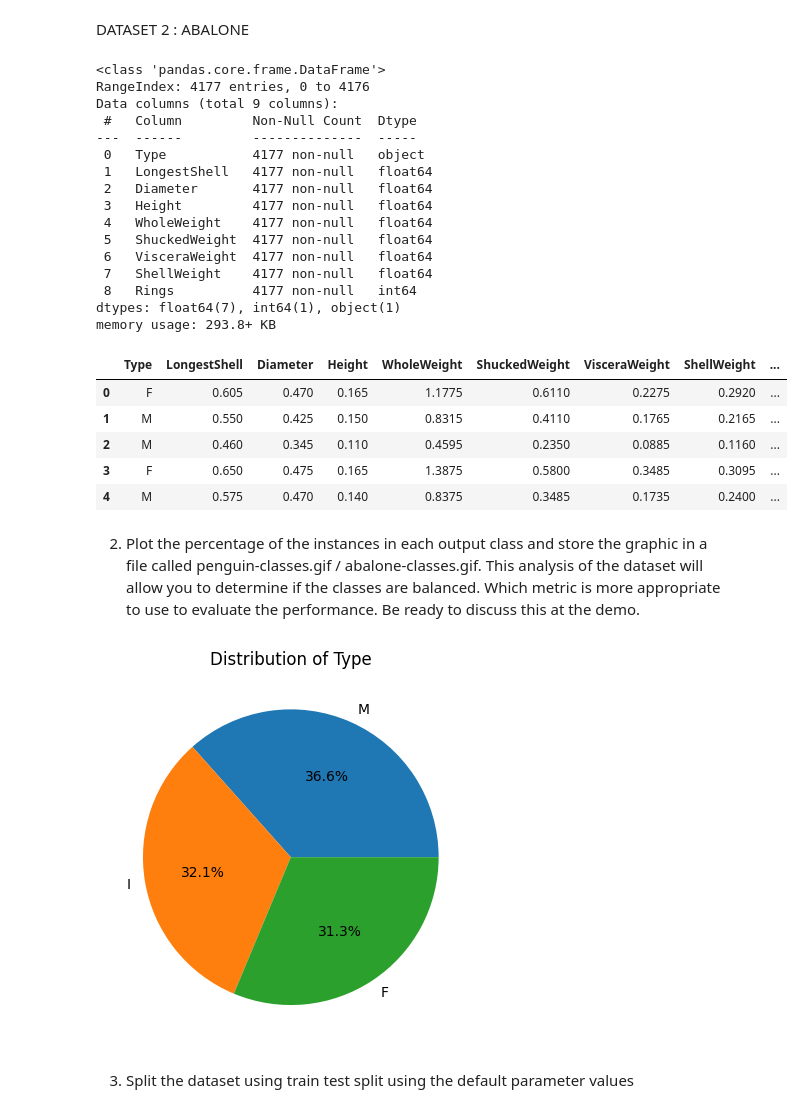
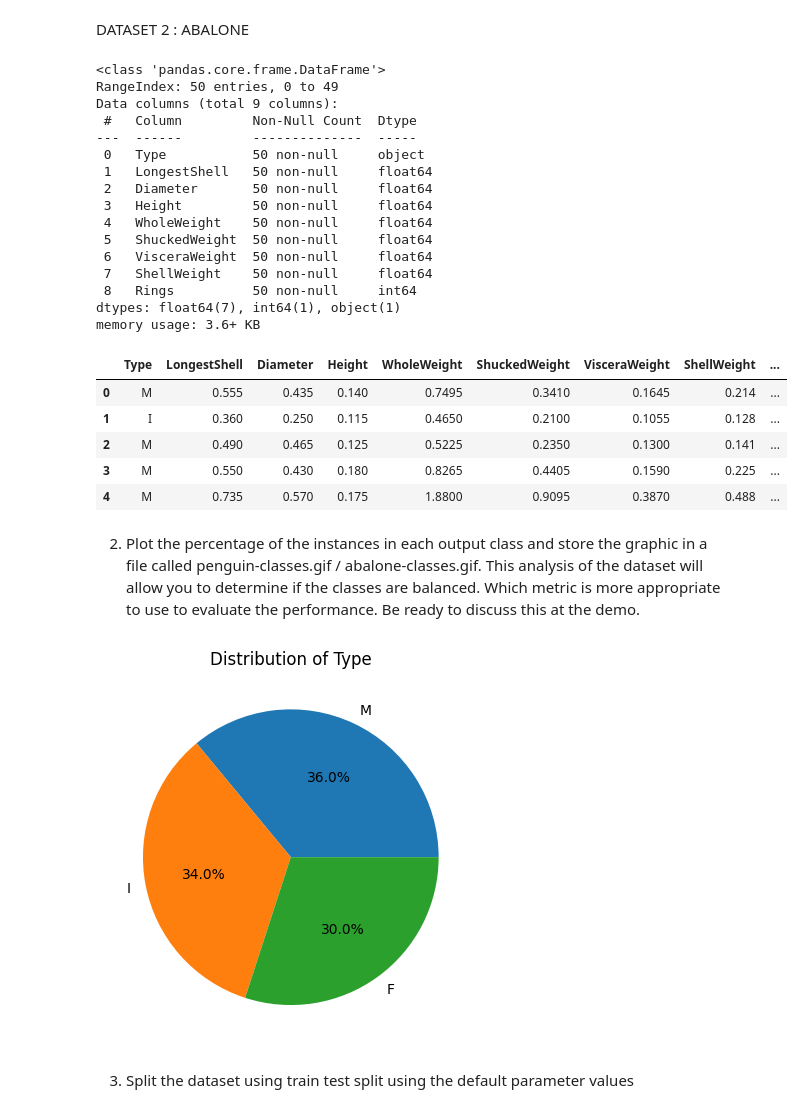
Before and after one commit to MSTELLA/COMP472_A1, a Jupyter notebook: COMP472_A1_AbaloneDataset.ipynb, the cells around one changed output. Cells and saved outputs as stored; diff of their text form; code cells hidden in the pictures.

```diff
--- a/COMP472_A1_AbaloneDataset.ipynb
+++ b/COMP472_A1_AbaloneDataset.ipynb
@@ -85,33 +85,33 @@ DATASET 2 :  ABALONE
 # %%
 # data regarding Abalones.contains features of physical description of abalones (length, diameter, weights, etc) and one of 3 possible values for their
 # sex: M (male), F (female), I (infant). Given the physical features of the abalone, the goal is to predict their sex.
-df = pd.read_csv("abalone.csv")
+df = pd.read_csv("demo-abalone_088.csv")
 df.info()
 df.head()
 # All features are numerical. Only the classes are string. No changes necessary.
 # %% [output]
 <class 'pandas.core.frame.DataFrame'>
-RangeIndex: 4177 entries, 0 to 4176
+RangeIndex: 50 entries, 0 to 49
 Data columns (total 9 columns):
  #   Column         Non-Null Count  Dtype
 ---  ------         --------------  -----
- 0   Type           4177 non-null   object
- 1   LongestShell   4177 non-null   float64
- 2   Diameter       4177 non-null   float64
- 3   Height         4177 non-null   float64
- 4   WholeWeight    4177 non-null   float64
- 5   ShuckedWeight  4177 non-null   float64
- 6   VisceraWeight  4177 non-null   float64
- 7   ShellWeight    4177 non-null   float64
- 8   Rings          4177 non-null   int64
+ 0   Type           50 non-null     object
+ 1   LongestShell   50 non-null     float64
+ 2   Diameter       50 non-null     float64
+ 3   Height         50 non-null     float64
+ 4   WholeWeight    50 non-null     float64
+ 5   ShuckedWeight  50 non-null     float64
+ 6   VisceraWeight  50 non-null     float64
+ 7   ShellWeight    50 non-null     float64
+ 8   Rings          50 non-null     int64
 dtypes: float64(7), int64(1), object(1)
-memory usage: 293.8+ KB
+memory usage: 3.6+ KB
 |  | Type | LongestShell | Diameter | Height | WholeWeight | ShuckedWeight | VisceraWeight | ShellWeight | ... |
-| 0 | F | 0.605 | 0.470 | 0.165 | 1.1775 | 0.6110 | 0.2275 | 0.2920 | ... |
-| 1 | M | 0.550 | 0.425 | 0.150 | 0.8315 | 0.4110 | 0.1765 | 0.2165 | ... |
-| 2 | M | 0.460 | 0.345 | 0.110 | 0.4595 | 0.2350 | 0.0885 | 0.1160 | ... |
-| 3 | F | 0.650 | 0.475 | 0.165 | 1.3875 | 0.5800 | 0.3485 | 0.3095 | ... |
-| 4 | M | 0.575 | 0.470 | 0.140 | 0.8375 | 0.3485 | 0.1735 | 0.2400 | ... |
+| 0 | M | 0.555 | 0.435 | 0.140 | 0.7495 | 0.3410 | 0.1645 | 0.214 | ... |
+| 1 | I | 0.360 | 0.250 | 0.115 | 0.4650 | 0.2100 | 0.1055 | 0.128 | ... |
+| 2 | M | 0.490 | 0.465 | 0.125 | 0.5225 | 0.2350 | 0.1300 | 0.141 | ... |
+| 3 | M | 0.550 | 0.430 | 0.180 | 0.8265 | 0.4405 | 0.1590 | 0.225 | ... |
+| 4 | M | 0.735 | 0.570 | 0.175 | 1.8800 | 0.9095 | 0.3870 | 0.488 | ... |
 # %% [markdown]
 2. Plot the percentage of the instances in each output class and store the graphic in a file called penguin-classes.gif
 / abalone-classes.gif. This analysis of the dataset will allow you to determine if the classes are balanced.
@@ -125,7 +125,7 @@ plt.title('Distribution of Type')
 # save image (she said not .gif is ok)
 plt.savefig('abalone-classes.png')
 # %% [output]
-[figure, old version]
+[figure, new version]
 # %% [markdown]
 3. Split the dataset using train test split using the default parameter values
 # %%
```
Also changed, not shown: parts of 11 cells of this notebook, 9 other files.
